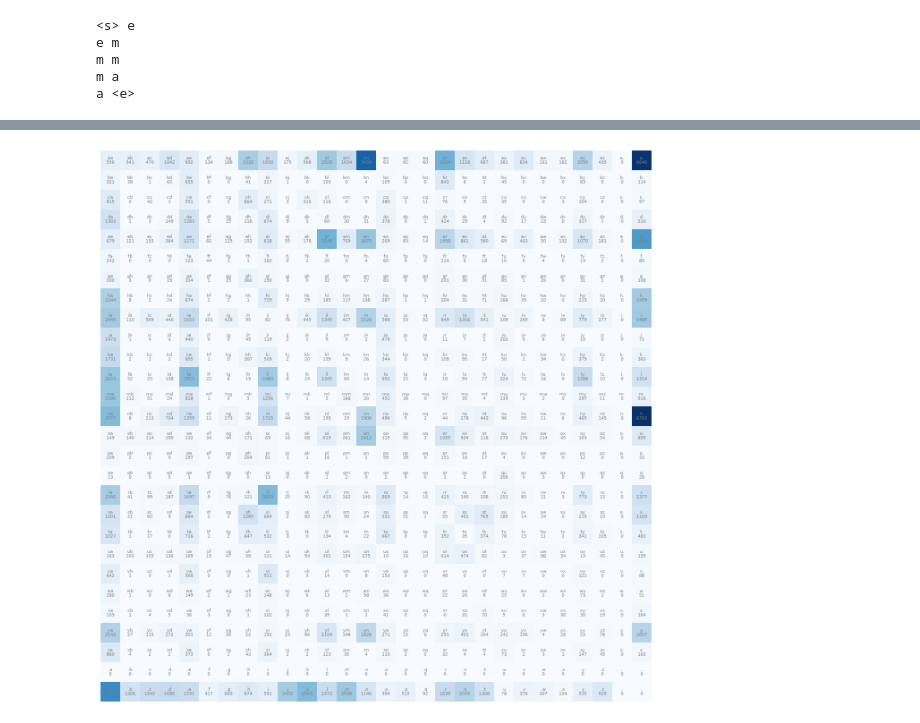
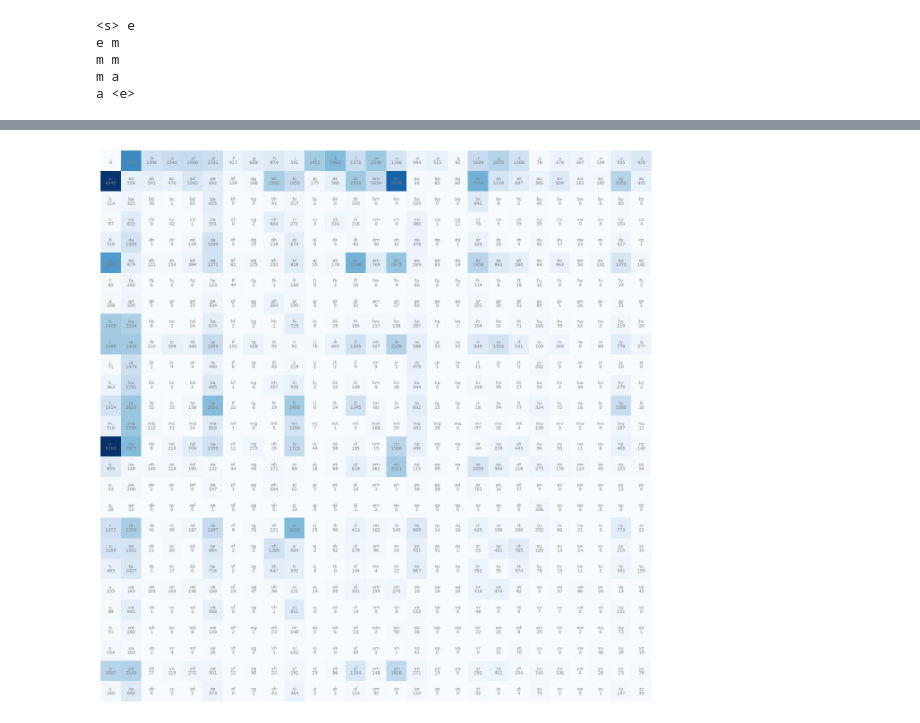
Before and after one commit to bharath-bandaru/master-ai, a Jupyter notebook: 2-build-makemore/makemore.ipynb, the cells around one changed output, grey strips where cells are left out. Saved outputs shown, nothing was run; the diff lists cells and outputs as text; code cells hidden in the pictures.

```diff
--- a/2-build-makemore/makemore.ipynb
+++ b/2-build-makemore/makemore.ipynb
@@ -74,31 +74,31 @@ sorted(char_pairs.items(), key=lambda kv: -kv[1])
 # %%
 import matplotlib.pyplot as plt
 import numpy as np
 
 # order: a-z, then the start/end tokens
-chars = sorted(set("".join(words))) + [".", "."]
+chars = ["."] + sorted(set("".join(words)))
 stoi = {ch: i for i, ch in enumerate(chars)}
 
 # fill the count matrix: rows = first char, cols = second char
 N = np.zeros((len(chars), len(chars)), dtype=int)
 for (ch1, ch2), count in char_pairs.items():
     N[stoi[ch1], stoi[ch2]] = count
 
 plt.figure(figsize=(16, 16))
 plt.imshow(N, cmap="Blues")
 for i in range(len(chars)):
     for j in range(len(chars)):
         plt.text(
             j,
             i,
             chars[i] + chars[j],
             ha="center",
             va="bottom",
             color="gray",
             fontsize=7,
         )
         plt.text(j, i, N[i, j], ha="center", va="top", color="gray", fontsize=7)
 plt.axis("off")
 plt.show()
 # %% [output]
-[figure, old version]
+[figure, new version]
```
Also changed, not shown: parts of 8 cells of this notebook.
